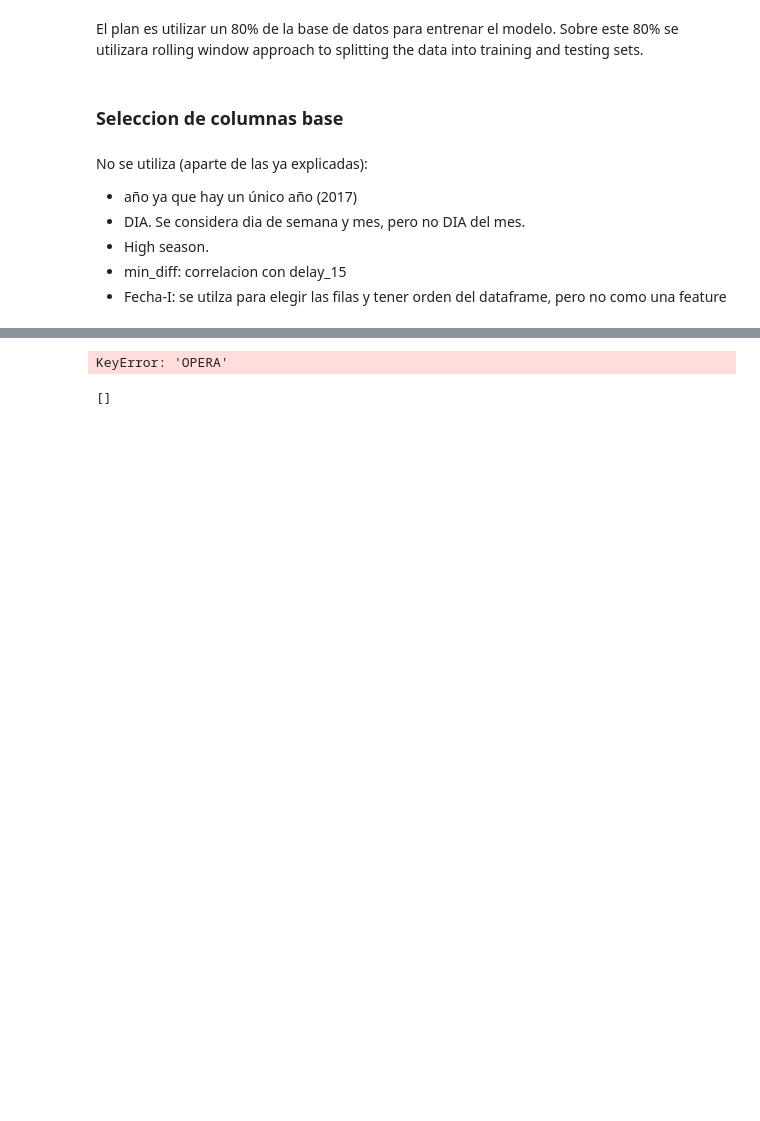
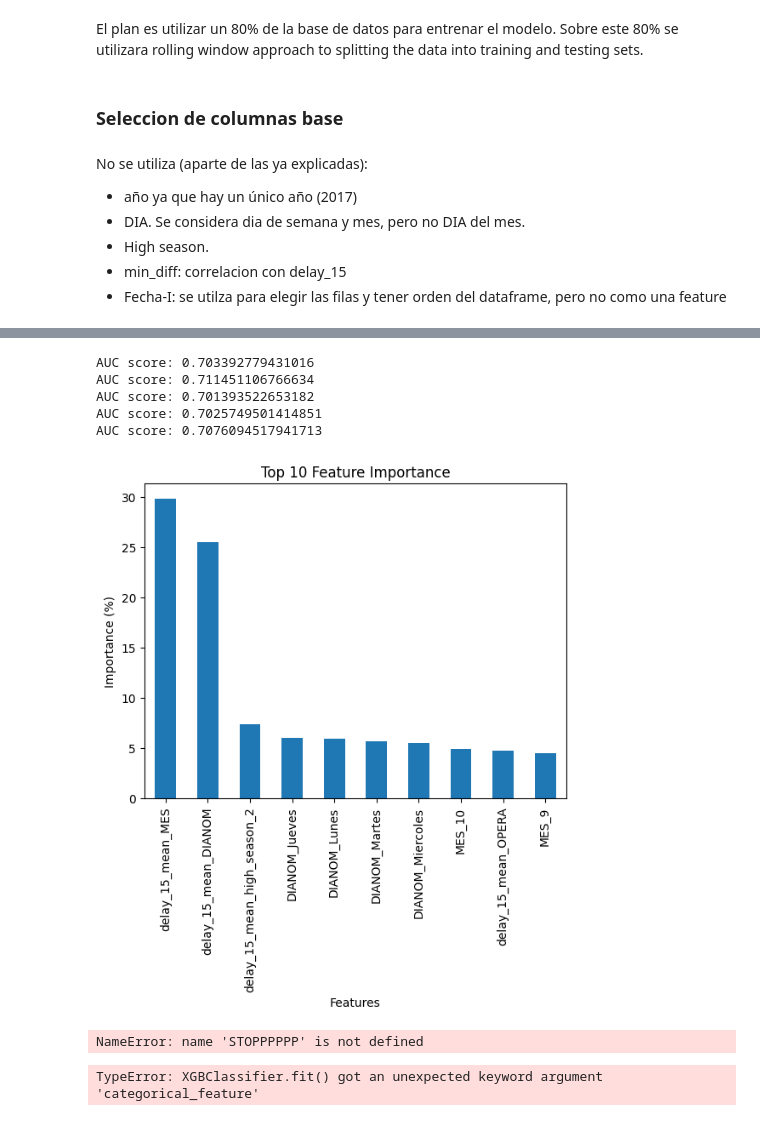
Before and after one commit to Danielriarte/desafio_latam, a Jupyter notebook: notebooks/desafio_v5.ipynb, the cells around one changed output, grey strips where cells are left out. Cells and saved outputs as stored; diff of their text form; code cells hidden in the pictures; blank space fills up the shorter version.

```diff
--- a/notebooks/desafio_v5.ipynb
+++ b/notebooks/desafio_v5.ipynb
@@ -1161,11 +1160,8 @@ for train_index, test_index in kf.split(X_train_base, y_train_base):
     y_train.reset_index(inplace=True, drop=True)
     y_test.reset_index(inplace=True, drop=True)
 
-    X_train_2 = X_train.copy()
-    X_test_final_2 = X_test_final.copy()
     # Perform feature engineering on the data
     X_train, X_test = feature_engineering(X_train, X_test, y_train)
-    X_train_2, X_test_final_2 = feature_engineering(X_train, X_test_final_2, y_train)
 
     # Train the XGBoost model
     dtrain = xgb.DMatrix(X_train, label=y_train, missing=np.nan, enable_categorical=True)
@@ -1179,9 +1175,8 @@ for train_index, test_index in kf.split(X_train_base, y_train_base):
         'colsample_bytree': 0.6,
         'verbosity': 0,
         'scale_pos_weight': 5,
-        'gpu_id': 0,
-        'tree_method': 'gpu_hist'
     }
+
     num_rounds = 1000
     xgb_model = xgb.train(params, dtrain, num_rounds)
 
@@ -1189,22 +1184,29 @@ for train_index, test_index in kf.split(X_train_base, y_train_base):
     y_pred = xgb_model.predict(dtest)
     auc_score = roc_auc_score(y_test, y_pred)
     print(f"AUC score: {auc_score}")
-
-    # Predict the likelihood of delay on the final test set
-    dtest_final = xgb.DMatrix(X_test_final, missing=np.nan, enable_categorical=True)
-    y_pred_final = xgb_model.predict(dtest_final)
-    auc_score_final = roc_auc_score(y_test_final, y_pred_final)
-    print(f"Final AUC score: {auc_score_final}")
-
-print("---" * 10)
-X_train_base, X_test_final = feature_engineering(X_train_base, X_test_final, y_train_base)
-# Predict the likelihood of delay on the final test set
-dtest_final = xgb.DMatrix(X_test_final, missing=np.nan, enable_categorical=True)
-y_pred_final = xgb_model.predict(dtest_final)
-auc_score_final = roc_auc_score(y_test_final, y_pred_final)
-print(f"Final AUC score: {auc_score_final}")
 # %% [output]
-KeyError: 'OPERA'
+AUC score: 0.703392779431016
+AUC score: 0.711451106766634
+AUC score: 0.701393522653182
+AUC score: 0.7025749501414851
+AUC score: 0.7076094517941713
+# %%
+importance = xgb_model.get_score(importance_type='weight')
+importance = sorted(importance.items(), key=lambda x: x[1], reverse=True)[:10]
+df_importance = pd.DataFrame(importance, columns=['feature', 'score'])
+total_score = df_importance['score'].sum()
+df_importance['score'] = df_importance['score'] / total_score * 100
+df_importance.plot(kind='bar', x='feature', y='score', legend=False)
+plt.title('Top 10 Feature Importance')
+plt.xlabel('Features')
+plt.ylabel('Importance (%)')
+plt.show()
+# %% [output]
+[figure, added]
+# %%
+STOPPPPPP
+# %% [output]
+NameError: name 'STOPPPPPP' is not defined
 # %%
 # XGBOOST 2
 
@@ -1253,11 +1255,8 @@ for train_index, test_index in kf.split(X_train_base, y_train_base):
     y_train.reset_index(inplace=True, drop =True)
     y_test.reset_index(inplace=True, drop =True)
 
-    X_train_2 = X_train.copy()
-    X_test_final_2 = X_test_final.copy()
     # Perform feature engineering on the data
     X_train, X_test = feature_engineering(X_train, X_test, y_train)
-    X_train_2, X_test_final_2 = feature_engineering(X_train, X_test_final, y_train)
 
     # Optimize the XGBoost model using Bayesian optimization
     opt.fit(X_train, y_train, categorical_feature=[4, 5])
@@ -1265,13 +1264,5 @@ for train_index, test_index in kf.split(X_train_base, y_train_base):
     # Train the XGBoost model on the full training set with the optimized hyperparameters
     xgb_model = opt.best_estimator_
     xgb_model.fit(X_train, y_train, categorical_feature=[4, 5])
-
-    # Evaluate the XGBoost model
-    y_pred = xgb_model.predict_proba(X_test_final_2)[:, 1]
-    auc_score = roc_auc_score(y_test_final, y_pred)
-    print(f"AUC score: {auc_score}")
+# %% [output]
+TypeError: XGBClassifier.fit() got an unexpected keyword argument 'categorical_feature'
-# %%
-import tensorflow as tf
-print(tf.config.list_physical_devices('GPU'))
-# %% [output]
-[]
```
Also changed, not shown: parts of 7 cells of this notebook, 4 other files.
